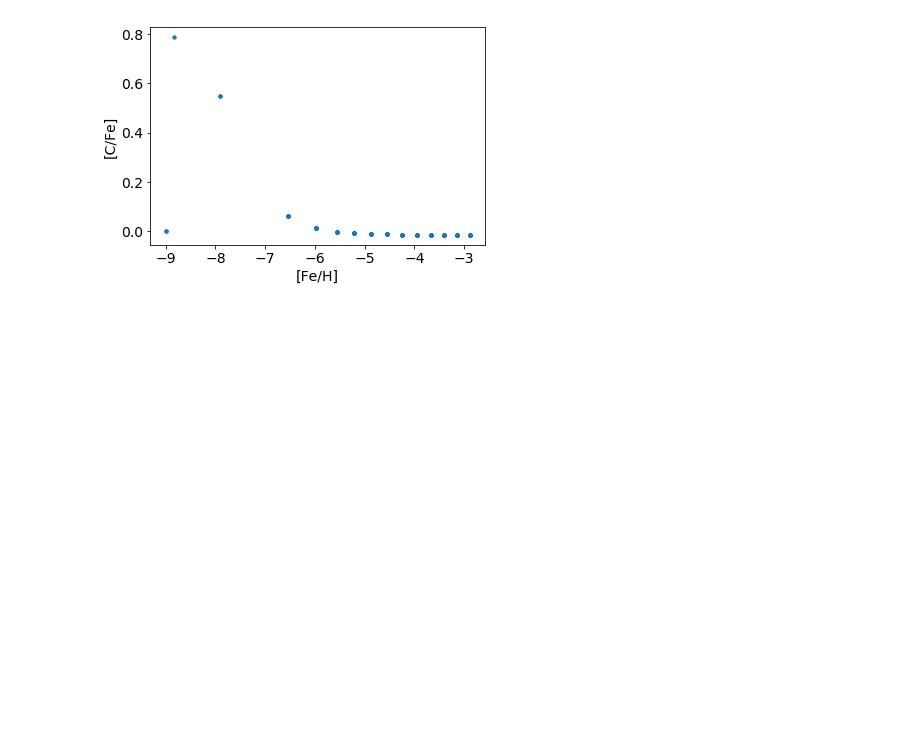
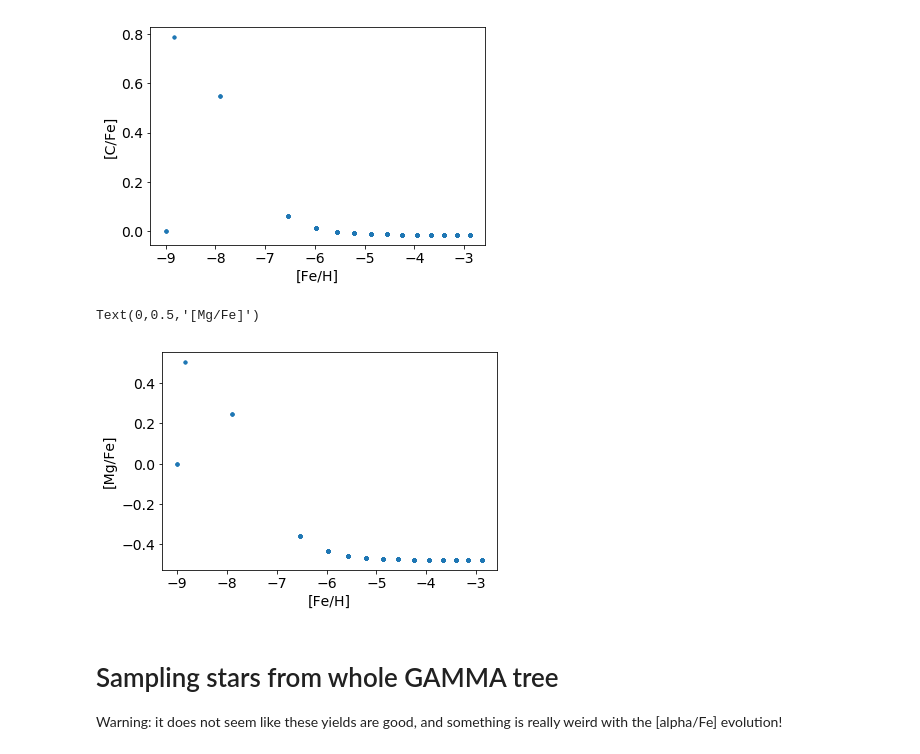
Before and after one commit to caterpillarproject/caga, a Jupyter notebook: notebooks/GAMMATreeBasic.ipynb, the cells around one changed output. Cells and saved outputs as stored; diff of their text form; code cells hidden in the pictures; blank space fills up the shorter version.

Commit message:
Added sample_gamma and examples in the notebook

```diff
--- a/notebooks/GAMMATreeBasic.ipynb
+++ b/notebooks/GAMMATreeBasic.ipynb
@@ -98,6 +98,7 @@ Text(0.5,0,'t_form (Gyr)')
 [figure]
 # %%
 CH = caga.sample.fill_nonfinite(samples[:,caga.sample.default_elems.index("C")+1],-9)
+MgH= caga.sample.fill_nonfinite(samples[:,caga.sample.default_elems.index("Mg")+1],-9)
 plt.hist(CH)
 plt.xlabel("[C/H]")
 # %% [output]
@@ -117,3 +118,14 @@ plt.ylabel("[C/Fe]")
 # %% [output]
 Text(0,0.5,'[C/Fe]')
 [figure]
+# %%
+plt.plot(FeH,MgH-FeH,'.')
+plt.xlabel("[Fe/H]")
+plt.ylabel("[Mg/Fe]")
+# %% [output]
+Text(0,0.5,'[Mg/Fe]')
+[figure, added]
+# %% [markdown]
+# Sampling stars from whole GAMMA tree
+
+Warning: it does not seem like these yields are good, and something is really weird with the [alpha/Fe] evolution!
```
Also changed, not shown: parts of 10 cells of this notebook, 1 other file.
